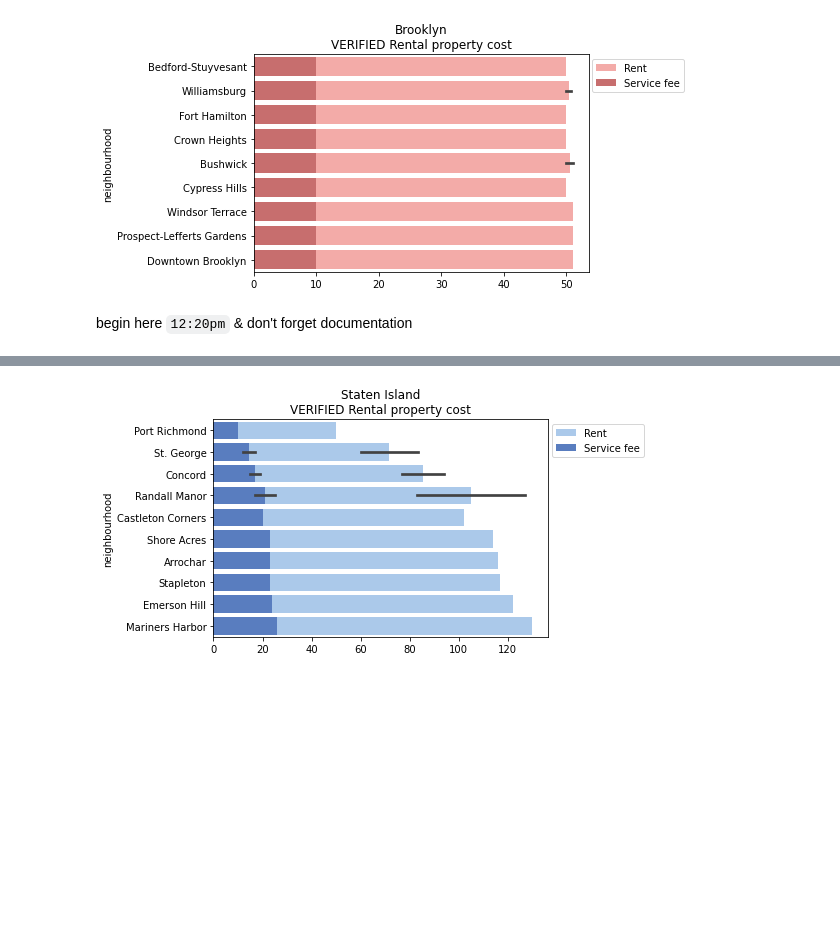
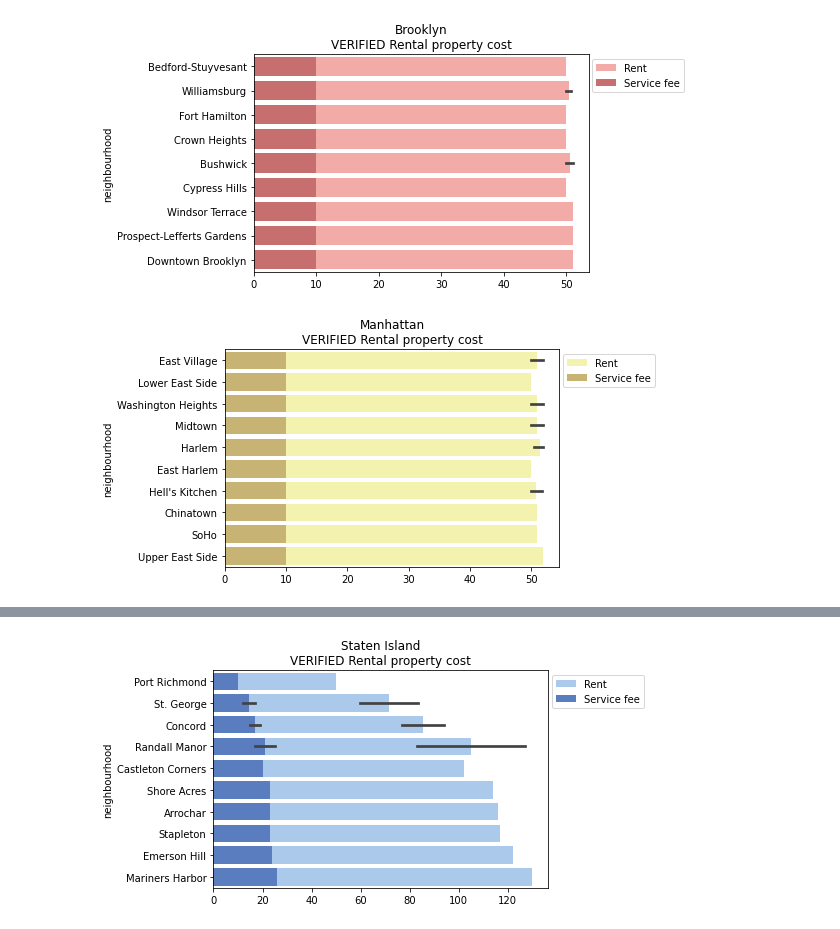
Before and after one commit to sankhadeepriju/Towards-Python-Data-Analysis, a Jupyter notebook: AirBnb-Data-Analysis-US/air-bnb-data-analysis.ipynb, the cells around one changed output, grey strips where cells are left out. Cells and saved outputs as stored; diff of their text form; code cells hidden in the pictures; blank space fills up the shorter version.

```diff
--- a/AirBnb-Data-Analysis-US/air-bnb-data-analysis.ipynb
+++ b/AirBnb-Data-Analysis-US/air-bnb-data-analysis.ipynb
@@ -714,5 +702,14 @@ plt.xlabel("")
 plt.legend(bbox_to_anchor=(1.3, 1), loc="upper right", frameon=True);
 # %% [output]
 [figure]
-# %% [markdown]
-begin here `12:20pm` & don't forget documentation
+# %%
+# Manhattan
+plt.title('Manhattan\nVERIFIED Rental property cost')
+sns.set_color_codes("pastel")
+sns.barplot(x = 'price {$}', y = 'neighbourhood', data = d3, label = 'Rent', color = 'y')
+sns.set_color_codes("muted")
+sns.barplot(x = 'service fee {$}', y = 'neighbourhood', data = d3, label = 'Service fee', color = 'y')
+plt.xlabel("")
+plt.legend(bbox_to_anchor=(1.3, 1), loc="upper right", frameon=True);
+# %% [output]
+[figure, added]
```
Also changed, not shown: parts of 11 cells of this notebook.
